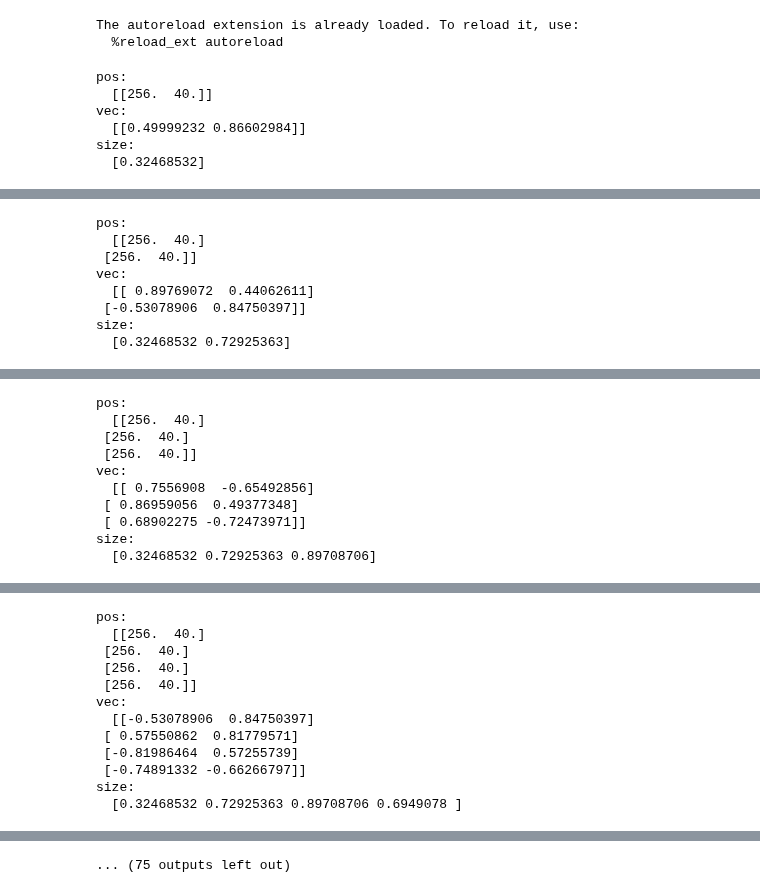
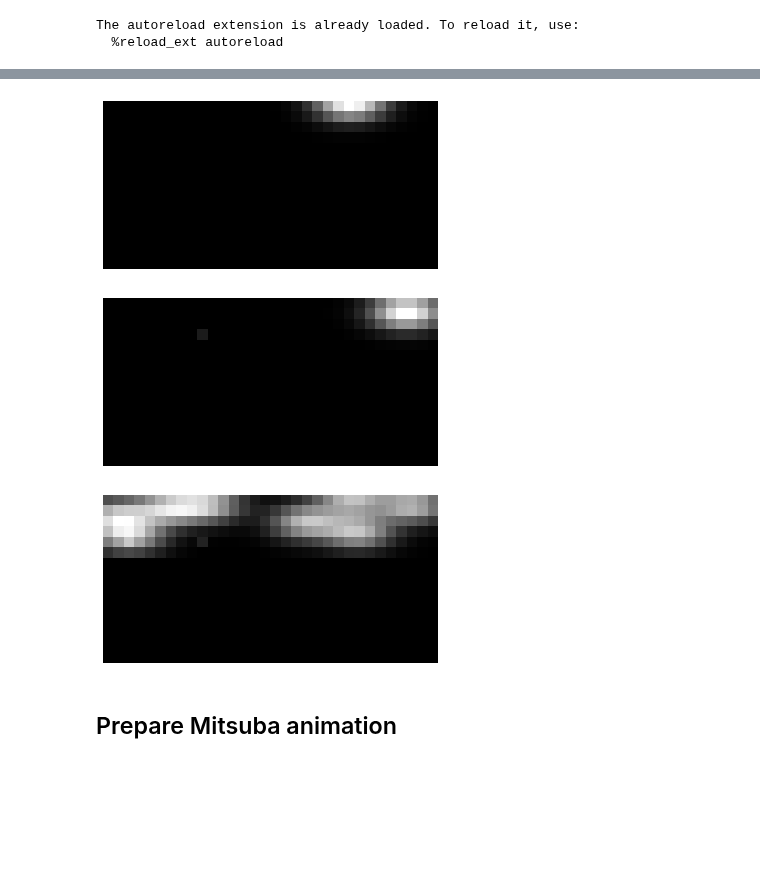
Before and after one commit to ShengCN/soft_shadow, a Jupyter notebook: evaluation/animation.ipynb, the cells around one changed output, grey strips where cells are left out. Cells and saved outputs as stored; diff of their text form; code cells hidden in the pictures; blank space fills up the shorter version.

```diff
--- a/evaluation/animation.ipynb
+++ b/evaluation/animation.ipynb
@@ -28,32 +37,36 @@ os.makedirs(test_folder, exist_ok=True)
 
 animation_list = [join(test_folder, '{:03d}'.format(i)) for i in range(1, 30)]
 # %%
+def to_normalized_ibl(ibl_np):
+    """ pattern -> normalized_ibl
+    """
+    ibl_np = ibl_np * 3500.0
+    ibl_np = cv2.resize(ibl_np, (32,16))
+    ibl_np[6:,:] = 0.0
+    return ibl_np
+
 def save_ibls(output_folder, num, size):
-    animator = ibl_ani.base_ibl_animator(num, size)
+    animator = ibl_ani.base_ibl_animator(num, size, verbose=False)
     max_iter = 720
 
     ims = []
     fig = plt.figure()
 
     for i in range(max_iter):
-        img = animator.animate_ibl(i, max_iter)
+        img = to_normalized_ibl(animator.animate_ibl(i, max_iter))
         fpath = join(output_folder, '{:06d}.png'.format(i))
         plt.axis('off')
-        plt.imsave(fpath, img)
-        im = plt.imshow(img, animated=True)
+        plt.imsave(fpath, img, cmap='gray')
+        im = plt.imshow(img, animated=True, cmap='gray')
         ims.append([im])
     ani = animation.ArtistAnimation(fig, ims, interval=24, blit=True, repeat_delay=1000)
     ani.save('{}ibl_ani.mp4'.format(num))
 # %%
+animation_list = [join(test_folder, '001'), join(test_folder, '003'), join(test_folder, '020')]
+
 for folder in tqdm(animation_list):
     os.makedirs(folder, exist_ok=True)
     folder_name = os.path.basename(folder)
     num = int(folder_name)
     save_ibls(folder, num, 0.01)
 # %% [output]
-pos:
-  [[256.  40.]]
-vec:
-  [[0.49999232 0.86602984]]
-size:
-  [0.32468532]
@@ -62,8 +72,0 @@ size:
-pos:
-  [[256.  40.]
- [256.  40.]]
-vec:
-  [[ 0.89769072  0.44062611]
- [-0.53078906  0.84750397]]
-size:
-  [0.32468532 0.72925363]
@@ -72,10 +72,0 @@ size:
-pos:
-  [[256.  40.]
- [256.  40.]
- [256.  40.]]
-vec:
-  [[ 0.7556908  -0.65492856]
- [ 0.86959056  0.49377348]
- [ 0.68902275 -0.72473971]]
-size:
-  [0.32468532 0.72925363 0.89708706]
@@ -84,12 +72,0 @@ size:
-pos:
-  [[256.  40.]
- [256.  40.]
- [256.  40.]
- [256.  40.]]
-vec:
-  [[-0.53078906  0.84750397]
- [ 0.57550862  0.81779571]
- [-0.81986464  0.57255739]
- [-0.74891332 -0.66266797]]
-size:
-  [0.32468532 0.72925363 0.89708706 0.6949078 ]
@@ -98 +73,5 @@ size:
-... (75 outputs left out)
+[figure, added]
+[figure, added]
+[figure, added]
+# %% [markdown]
+## Prepare Mitsuba animation
```
Also changed, not shown: parts of 11 cells of this notebook, 6 other files.
